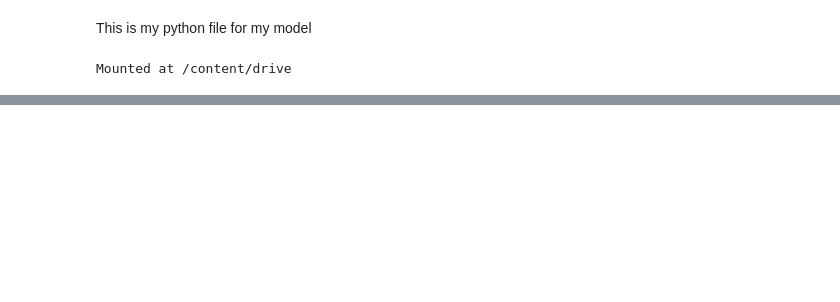
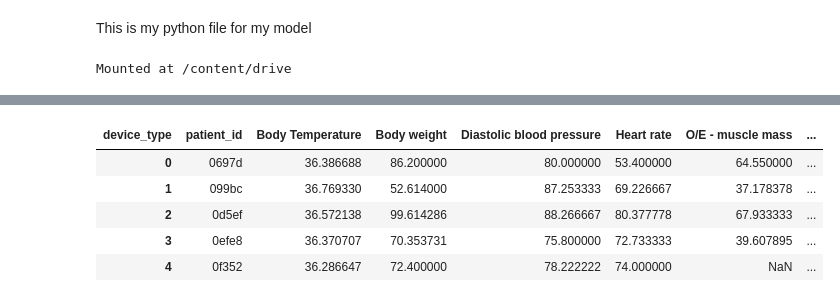
Before and after one commit to Unbreakable60000/DementiaDetection, a Jupyter notebook: model.ipynb, the cells around one changed output, grey strips where cells are left out. Saved outputs shown, nothing was run; the diff lists cells and outputs as text; code cells hidden in the pictures; blank space fills up the shorter version.

```diff
--- a/model.ipynb
+++ b/model.ipynb
@@ -38,0 +155,9 @@ Activity.csv  Demographics.csv  Labels.csv  Physiology.csv  Sleep.csv
+# %%
+physiologyDf.head()
+# %% [output]
+| device_type | patient_id | Body Temperature | Body weight | Diastolic blood pressure | Heart rate | O/E - muscle mass | ... |
+| 0 | 0697d | 36.386688 | 86.200000 | 80.000000 | 53.400000 | 64.550000 | ... |
+| 1 | 099bc | 36.769330 | 52.614000 | 87.253333 | 69.226667 | 37.178378 | ... |
+| 2 | 0d5ef | 36.572138 | 99.614286 | 88.266667 | 80.377778 | 67.933333 | ... |
+| 3 | 0efe8 | 36.370707 | 70.353731 | 75.800000 | 72.733333 | 39.607895 | ... |
+| 4 | 0f352 | 36.286647 | 72.400000 | 78.222222 | 74.000000 | NaN | ... |
```
Also changed, not shown: parts of 21 cells of this notebook.
